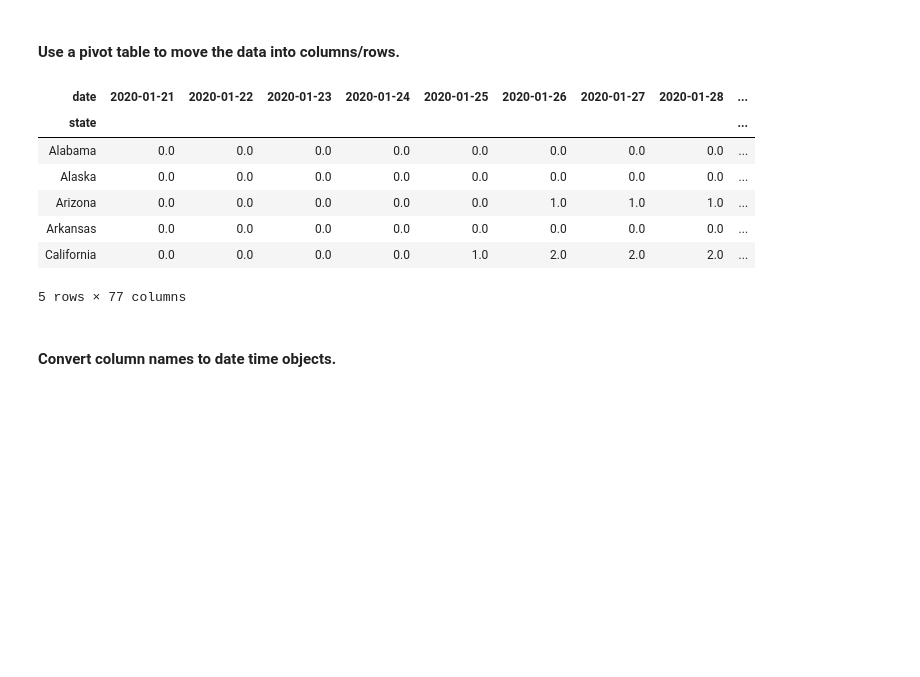
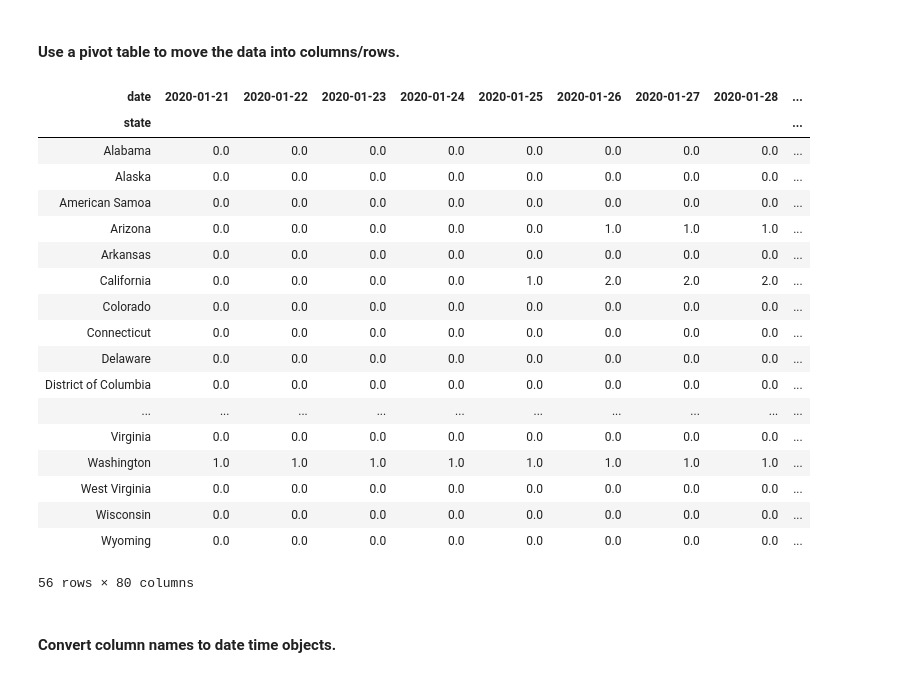
Before and after one commit to tylerjwoods/covid-19, a Jupyter notebook: COVID-19-USA-Percent-Change.ipynb, the cells around one changed output. Drawn from its saved outputs; the diff is of its cells as text; code cells hidden in the pictures; blank space fills up the shorter version.

```diff
--- a/COVID-19-USA-Percent-Change.ipynb
+++ b/COVID-19-USA-Percent-Change.ipynb
@@ -38,16 +51,27 @@ states = us_covid['state'].unique()
 us_covid_cases_table = us_covid_cases.pivot(index='state', columns='date', values='cases')
 us_covid_cases_table.fillna(0, inplace=True)
 # %%
-us_covid_cases_table.head()
+us_covid_cases_table
 # %% [output]
 | date | 2020-01-21 | 2020-01-22 | 2020-01-23 | 2020-01-24 | 2020-01-25 | 2020-01-26 | 2020-01-27 | 2020-01-28 | ... |
 | state |  |  |  |  |  |  |  |  | ... |
 | Alabama | 0.0 | 0.0 | 0.0 | 0.0 | 0.0 | 0.0 | 0.0 | 0.0 | ... |
 | Alaska | 0.0 | 0.0 | 0.0 | 0.0 | 0.0 | 0.0 | 0.0 | 0.0 | ... |
+| American Samoa | 0.0 | 0.0 | 0.0 | 0.0 | 0.0 | 0.0 | 0.0 | 0.0 | ... |
 | Arizona | 0.0 | 0.0 | 0.0 | 0.0 | 0.0 | 1.0 | 1.0 | 1.0 | ... |
 | Arkansas | 0.0 | 0.0 | 0.0 | 0.0 | 0.0 | 0.0 | 0.0 | 0.0 | ... |
 | California | 0.0 | 0.0 | 0.0 | 0.0 | 1.0 | 2.0 | 2.0 | 2.0 | ... |
+| Colorado | 0.0 | 0.0 | 0.0 | 0.0 | 0.0 | 0.0 | 0.0 | 0.0 | ... |
+| Connecticut | 0.0 | 0.0 | 0.0 | 0.0 | 0.0 | 0.0 | 0.0 | 0.0 | ... |
+| Delaware | 0.0 | 0.0 | 0.0 | 0.0 | 0.0 | 0.0 | 0.0 | 0.0 | ... |
+| District of Columbia | 0.0 | 0.0 | 0.0 | 0.0 | 0.0 | 0.0 | 0.0 | 0.0 | ... |
+| ... | ... | ... | ... | ... | ... | ... | ... | ... | ... |
+| Virginia | 0.0 | 0.0 | 0.0 | 0.0 | 0.0 | 0.0 | 0.0 | 0.0 | ... |
+| Washington | 1.0 | 1.0 | 1.0 | 1.0 | 1.0 | 1.0 | 1.0 | 1.0 | ... |
+| West Virginia | 0.0 | 0.0 | 0.0 | 0.0 | 0.0 | 0.0 | 0.0 | 0.0 | ... |
+| Wisconsin | 0.0 | 0.0 | 0.0 | 0.0 | 0.0 | 0.0 | 0.0 | 0.0 | ... |
+| Wyoming | 0.0 | 0.0 | 0.0 | 0.0 | 0.0 | 0.0 | 0.0 | 0.0 | ... |
-5 rows × 77 columns
+56 rows × 80 columns
 # %% [markdown]
 #### Convert column names to date time objects.
 # %%
```
Also changed, not shown: parts of 12 cells of this notebook, 2 other files.
